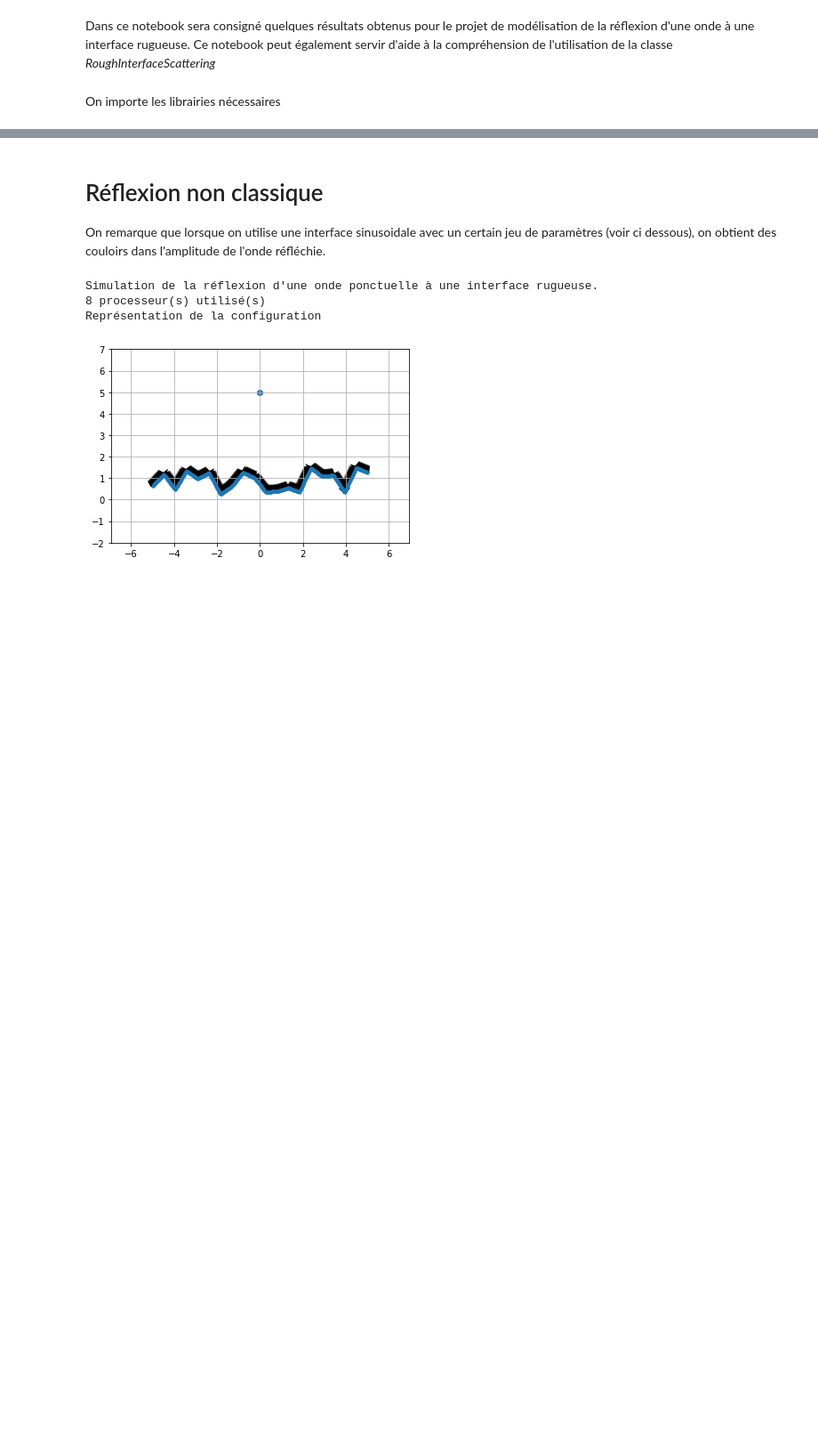
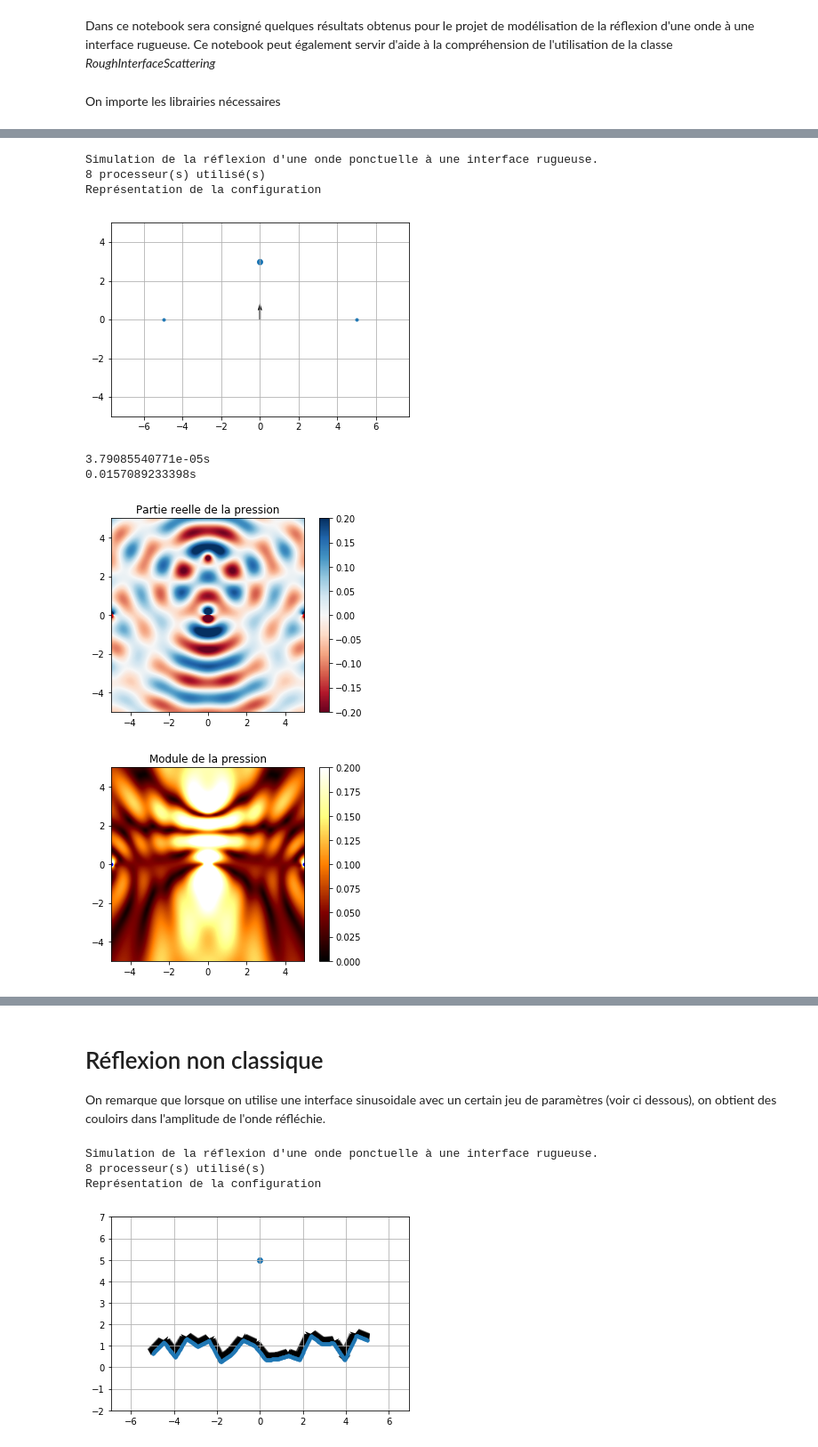
Before and after one commit to caillonantoine/rough-interface, a Jupyter notebook: Avancement.ipynb, the cells around one changed output, grey strips where cells are left out. Shown at 89% size. Saved outputs shown, nothing was run; the diff lists cells and outputs as text; code cells hidden in the pictures; blank space fills up the shorter version.

```diff
--- a/Avancement.ipynb
+++ b/Avancement.ipynb
@@ -24,0 +31,30 @@ pb = ri.RoughInterfaceScattering()
+# %%
+from time import time
+
+pb.create_interface('s_unique',0,1,2,5)
+pb.set_source('ponctuelle',[0,3])
+pb.set_frequency(200)
+pb.set_omega([-5,5,-5,5],100,.2)
+pb.set_circle(2,[0,0])
+
+simulation = [pb.start()[0]]
+duration = []
+
+N = np.linspace(5,500,30)
+
+for i,n in enumerate(N):
+    start = time()
+    n = int(n)
+    print n
+    pb.create_interface('s_unique',0,1,n,5)
+    simulation.append(pb.start(quiet=True)[0])
+    duration.append(time()-start)
+# %% [output]
+Simulation de la réflexion d'une onde ponctuelle à une interface rugueuse.
+8 processeur(s) utilisé(s)
+Représentation de la configuration
+[figure, added]
+3.79085540771e-05s
+0.0157089233398s
+[figure, added]
+[figure, added]
```
Also changed, not shown: parts of 9 cells of this notebook.
